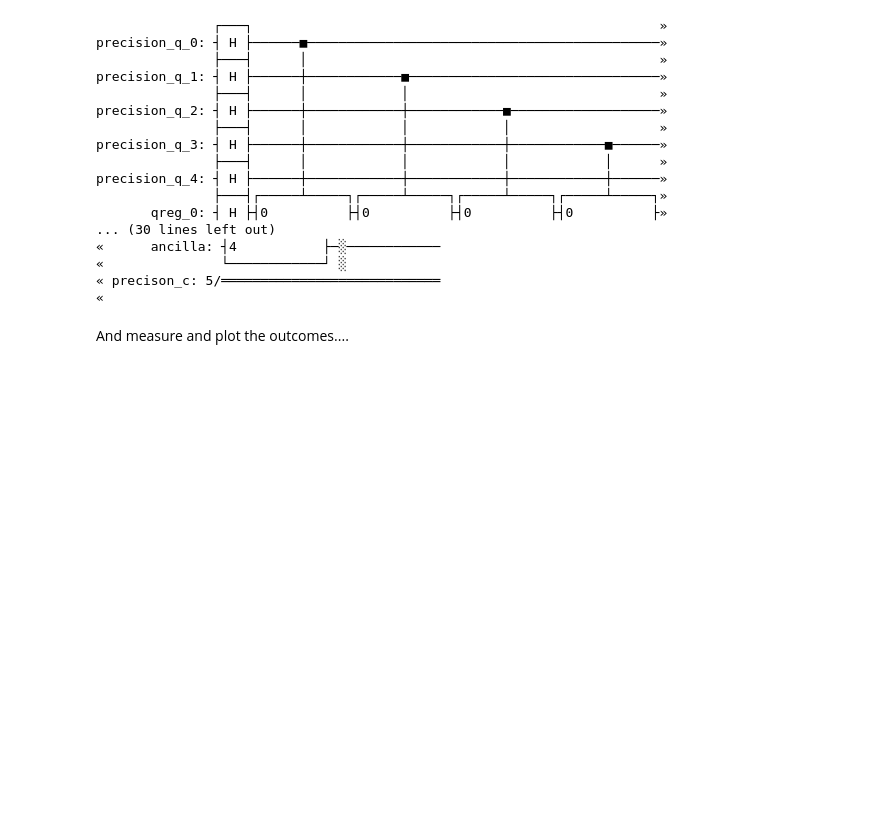
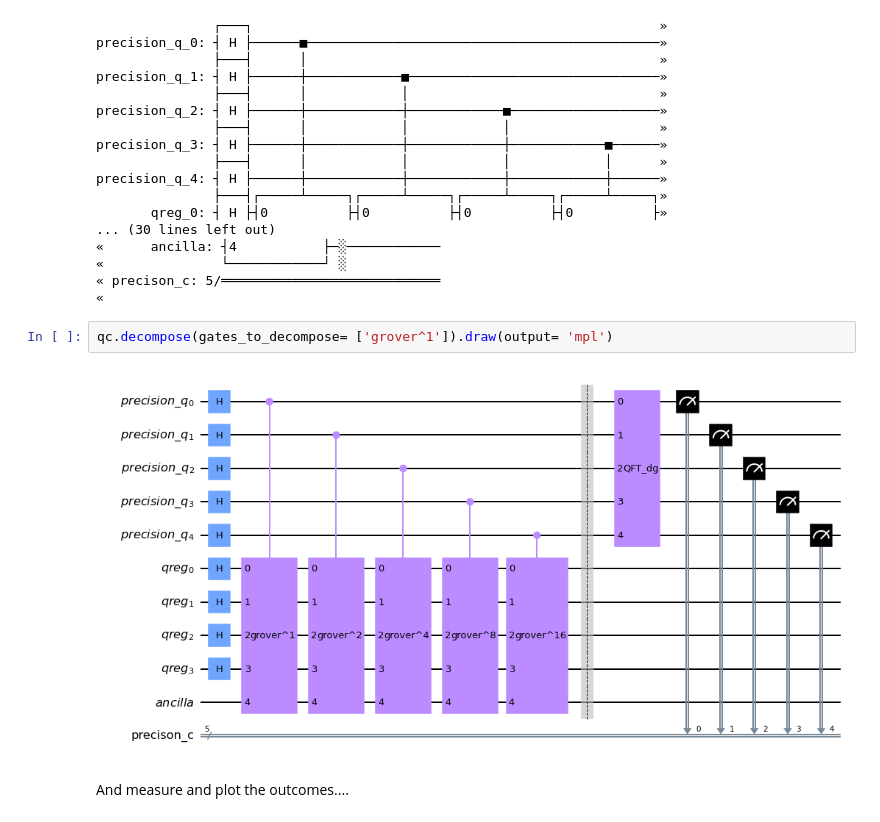
Before and after one commit to speQtrum/QulabsWorkspace-Rajarshi, a Jupyter notebook: QAE/QAE_Documented.ipynb, the cells around one changed output. Drawn from its saved outputs; the diff is of its cells as text; blank space fills up the shorter version.

```diff
--- a/QAE/QAE_Documented.ipynb
+++ b/QAE/QAE_Documented.ipynb
@@ -426,6 +399,10 @@ precision_q_4: ┤ H ├──────┼───────────
 «               └────────────┘ ░
 « precison_c: 5/════════════════════════════
 «
+# %%
+qc.decompose(gates_to_decompose= ['grover^1']).draw(output= 'mpl')
+# %% [output]
+[figure, added]
 # %% [markdown]
 And measure and plot the outcomes....
 # %%
```
Also changed, not shown: parts of 7 cells of this notebook.
